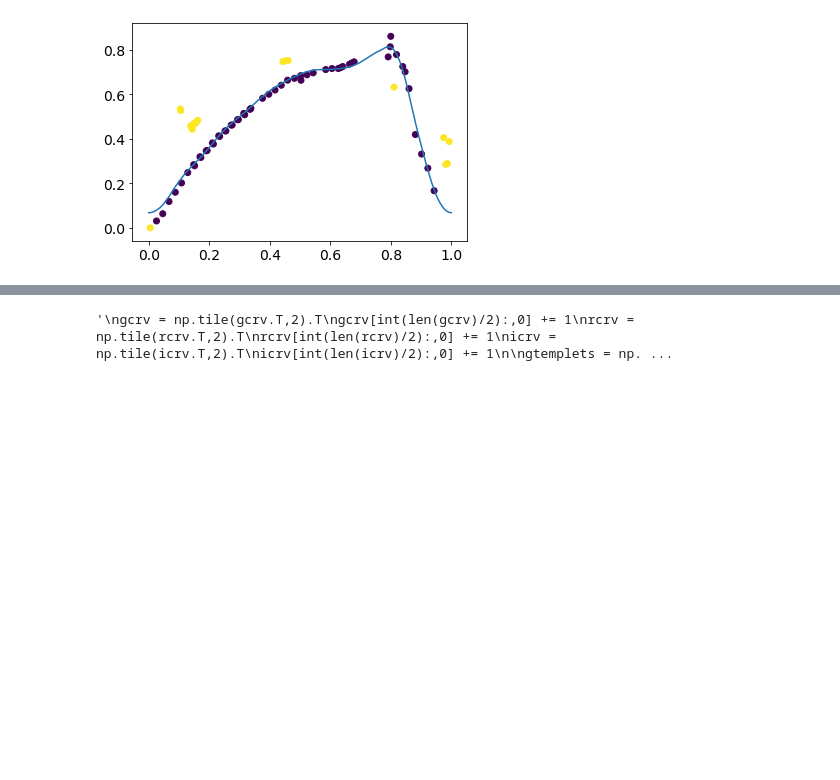
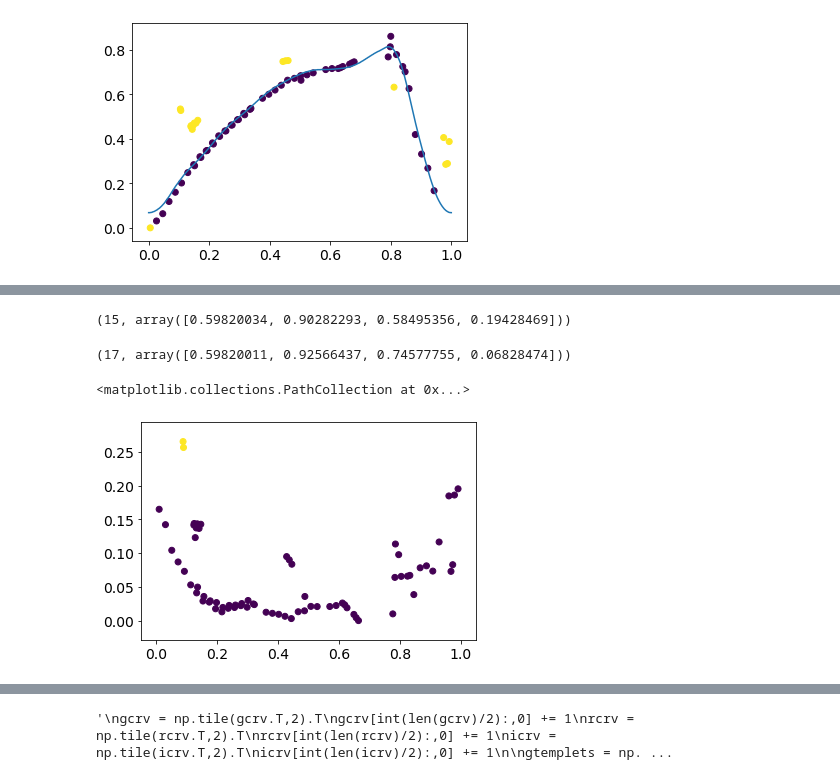
Before and after one commit to KyleLMatt/CurveFit, a Jupyter notebook: Templet fit.ipynb, the cells around one changed output, grey strips where cells are left out. Cells and saved outputs as stored; diff of their text form; code cells hidden in the pictures; blank space fills up the shorter version.

```diff
--- a/Templet fit.ipynb
+++ b/Templet fit.ipynb
@@ -170,0 +195,46 @@ plt.plot(gtemplets[gn,:,0],gtemplets[gn,:,1]*gpars[2]+gpars[3])
+# %%
+class tmpfitter2:
+    def __init__ (self, tmps, crv):
+        self.n=0
+        self.tmps=tmps
+        self.crv = crv
+
+    def model(self, args, t):
+        # args are Period, Phase, Peak-to-Peak Amplitude, Y-offset
+        xtemp = self.tmps[self.n,:,0]
+        ytemp = self.tmps[self.n,:,1]*args[2] + args[3]
+        ph = (t / args[0] - args[1])%1
+        # interpolate the modified template to the phase we want
+        return interp1d(xtemp,ytemp)(ph)
+
+    def func(self,args):
+        return self.model(args,self.crv[:,0])-self.crv[:,1]
+
+def tmpfit2(tmps,crv,pinit):
+    datfit = []
+    npars = []
+    fitter = tmpfitter2(tmps, crv)
+    for i in range(len(tmps)):
+        fitter.n = i
+        res = least_squares(fitter.func, pinit, loss='soft_l1', f_scale=0.1)
+        datfit.append(median(abs(fitter.model(res.x,crv[:,0])-crv[:,1])))
+        npars.append(res.x)
+    n = np.argmin(datfit)
+    return n, npars[n]
+# %%
+gn2,gpars2 = tmpfit2(gtemplets,gcrv,pinit)
+(gn2,gpars2)
+# %% [output]
+(15, array([0.59820034, 0.90282293, 0.58495356, 0.19428469]))
+# %%
+(gn,gpars)
+# %% [output]
+(17, array([0.59820011, 0.92566437, 0.74577755, 0.06828474]))
+# %%
+f2 = interp1d(gtemplets[gn2,:,0],gtemplets[gn2,:,1]*gpars2[2]+gpars2[3])
+phase_g2 = (gcrv[:,0]/gpars2[0]-gpars2[1])%1
+dif2 = abs(gcrv[:,1]-f2(phase_g2))
+plt.scatter(phase_g2,dif2,c=dif2>utils.mad(dif2)*5)
+# %% [output]
+<matplotlib.collections.PathCollection at 0x...>
+[figure, added]
```
Also changed, not shown: parts of 8 cells of this notebook.
